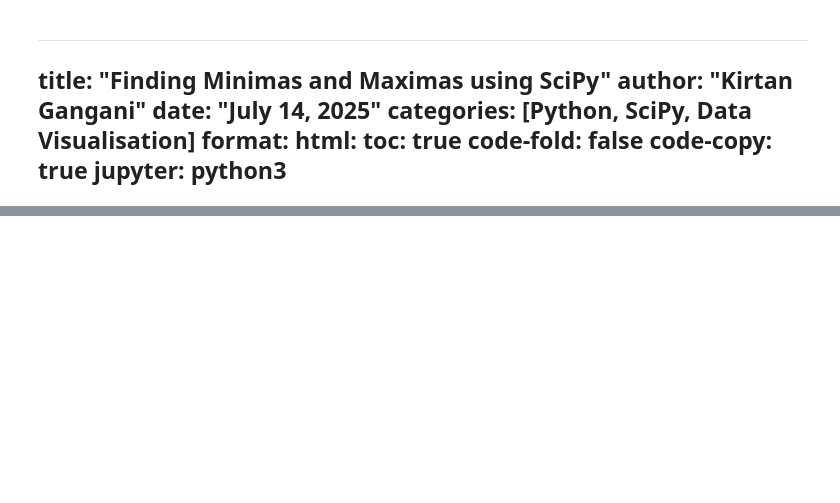
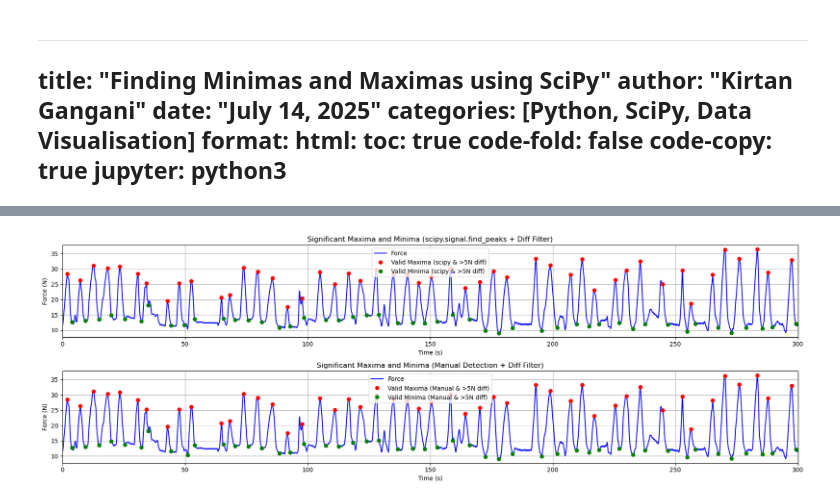
Before and after one commit to deena-lad/page_template, a Jupyter notebook: blog-posts/minima-maxima.ipynb, the cells around one changed output, grey strips where cells are left out. Drawn from its saved outputs; the diff is of its cells as text; code cells hidden in the pictures; blank space fills up the shorter version.

```diff
--- a/blog-posts/minima-maxima.ipynb
+++ b/blog-posts/minima-maxima.ipynb
@@ -125,0 +97,85 @@ print(len(minima))
+# %%
+import pandas as pd
+import numpy as np
+import matplotlib.pyplot as plt
+from scipy.signal import find_peaks
+
+df = pd.read_csv(r'datasets/chest-belt.csv')
+
+force = df['Force(N)'].values
+time = df['Time(s)'].values
+
+fig, axes = plt.subplots(2, 1, figsize=(18, 6))
+
+peaks_scipy, _ = find_peaks(force)
+valleys_scipy, _ = find_peaks(-force)
+
+valid_peaks_scipy = []
+valid_valleys_scipy = []
+
+for peak in peaks_scipy:
+    future_valleys = [v for v in valleys_scipy if v > peak]
+    if not future_valleys:
+        continue
+
+    next_valley = future_valleys[0]
+    force_diff = force[peak] - force[next_valley]
+
+    if force_diff > 5:
+        valid_peaks_scipy.append(peak)
+        valid_valleys_scipy.append(next_valley)
+
+axes[0].plot(time, force, label='Force', color='blue')
+axes[0].plot(time[valid_peaks_scipy], force[valid_peaks_scipy], "ro", label='Valid Maxima (scipy & >5N diff)')
+axes[0].plot(time[valid_valleys_scipy], force[valid_valleys_scipy], "go", label='Valid Minima (scipy & >5N diff)')
+axes[0].set_title('Significant Maxima and Minima (scipy.signal.find_peaks + Diff Filter)')
+axes[0].set_xlabel('Time (s)')
+axes[0].set_xlim(0, 300)
+axes[0].set_ylabel('Force (N)')
+axes[0].legend()
+axes[0].grid(True)
+
+maxima_manual = []
+minima_manual = []
+
+for i, j in enumerate(force):
+    if i == 0 or i == len(force)-1:
+        continue
+    if j > force[i-1] and j > force[i+1]:
+        maxima_manual.append(i)
+
+for i, j in enumerate(force):
+    if i == 0 or i == len(force)-1:
+        continue
+    if j < force[i-1] and j < force[i+1]:
+        minima_manual.append(i)
+
+valid_maximas_manual, valid_minimas_manual = [], []
+
+for peak in maxima_manual:
+    future_valleys = [v for v in minima_manual if v > peak]
+
+    if not future_valleys:
+        continue
+
+    next_valley = future_valleys[0]
+    force_diff = force[peak] - force[next_valley]
+
+    if force_diff > 5:
+        valid_maximas_manual.append(peak)
+        valid_minimas_manual.append(next_valley)
+
+axes[1].plot(time, force, label='Force', color='blue')
+axes[1].plot(time[valid_maximas_manual], force[valid_maximas_manual], "ro", label='Valid Maxima (Manual & >5N diff)')
+axes[1].plot(time[valid_minimas_manual], force[valid_minimas_manual], "go", label='Valid Minima (Manual & >5N diff)')
+axes[1].set_title('Significant Maxima and Minima (Manual Detection + Diff Filter)')
+axes[1].set_xlabel('Time (s)')
+axes[1].set_xlim(0, 300)
+axes[1].set_ylabel('Force (N)')
+axes[1].legend()
+axes[1].grid(True)
+
+plt.tight_layout()
+plt.show()
+# %% [output]
+[figure, added]
```
Also changed, not shown: parts of 7 cells of this notebook, 15 other files.
